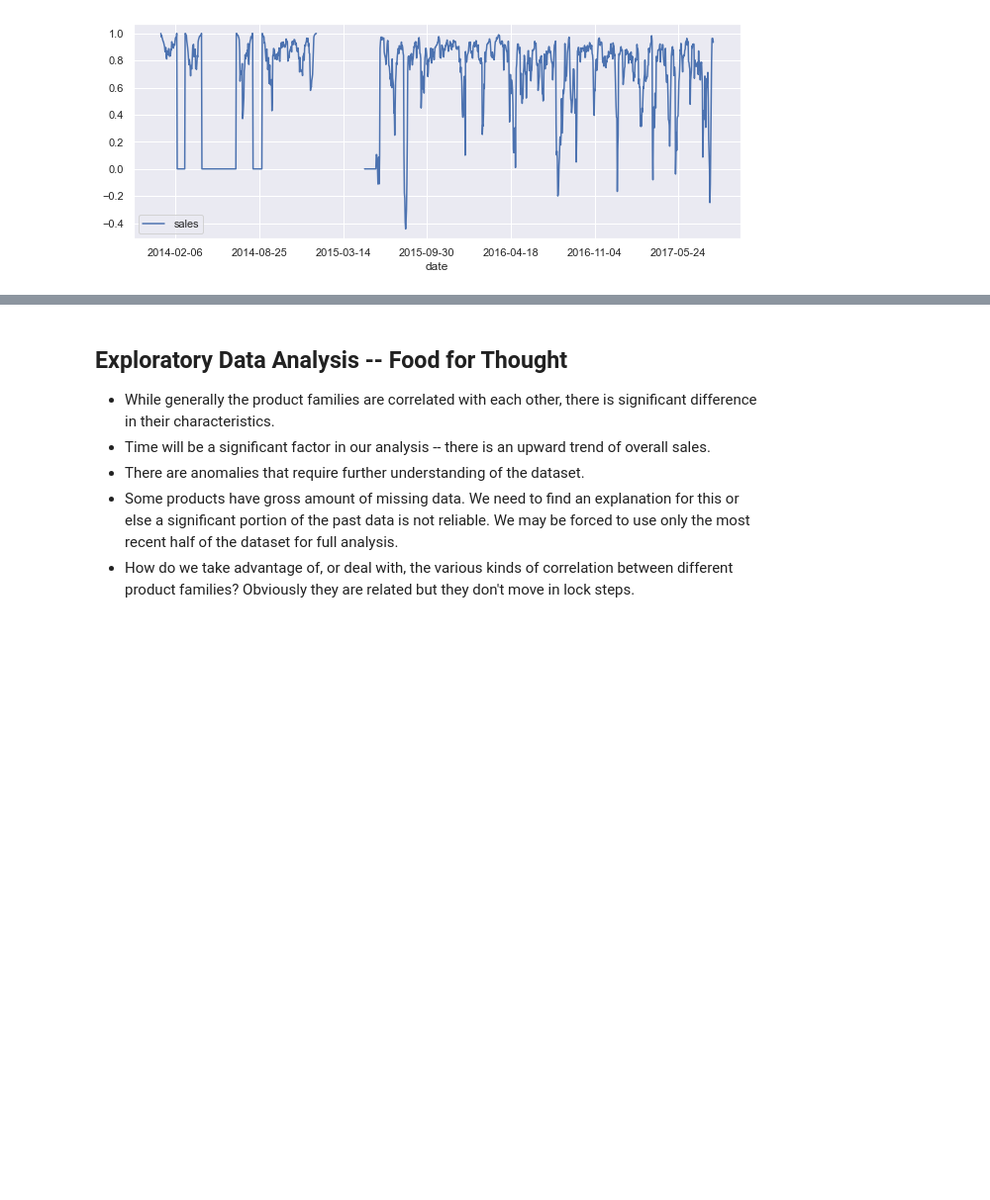
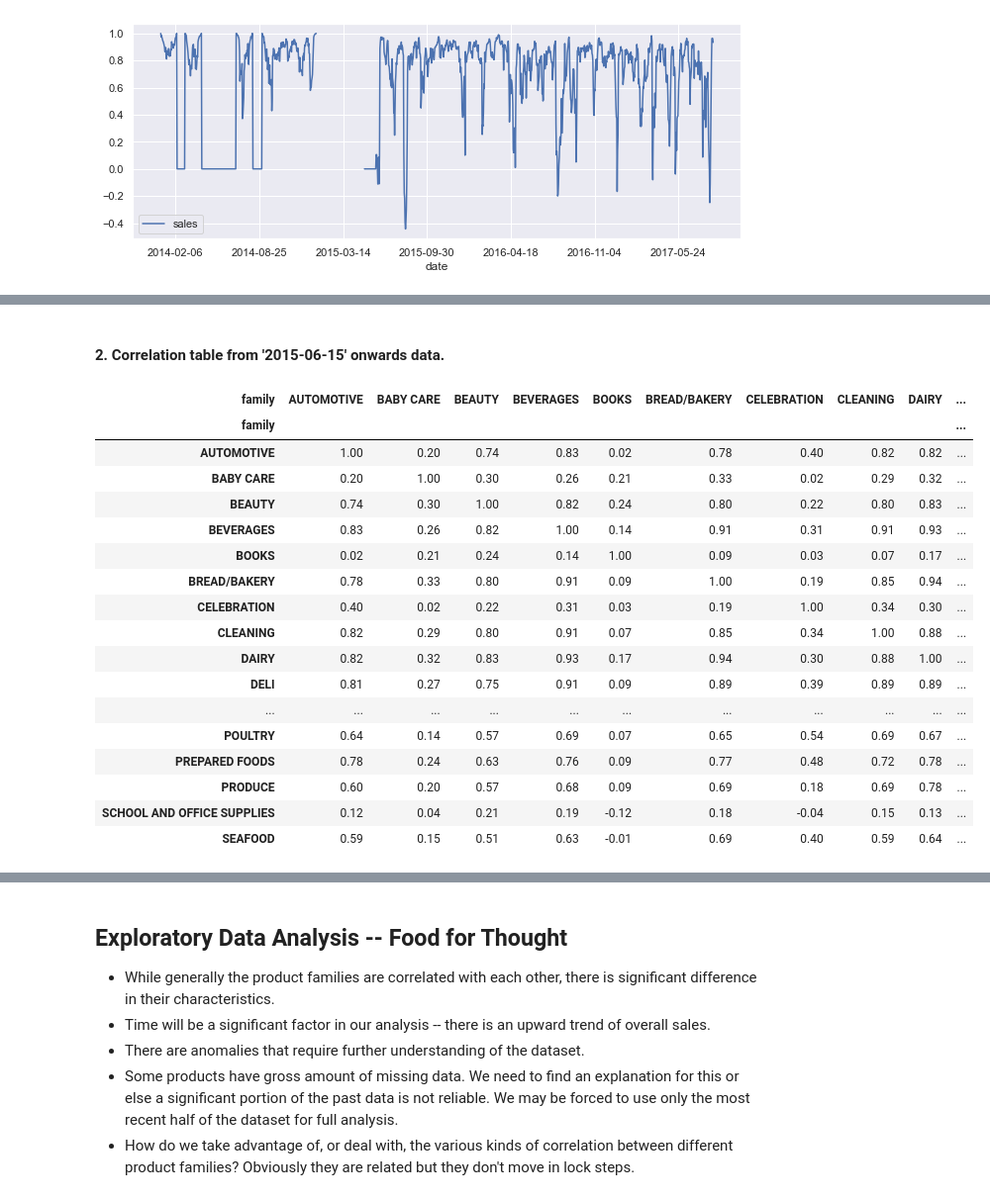
Before and after one commit to suhasAB/store-sales-forecasting, a Jupyter notebook: StoreSales.ipynb, the cells around one changed output, grey strips where cells are left out. Shown at 99% size. Saved outputs shown, nothing was run; the diff lists cells and outputs as text; code cells hidden in the pictures; blank space fills up the shorter version.

```diff
--- a/StoreSales.ipynb
+++ b/StoreSales.ipynb
@@ -456,0 +552,27 @@ homecare.rolling(10).corr(school).plot()
+# %% [markdown]
+#### 2. Correlation table from '2015-06-15' onwards data.
+# %%
+trimed_train = train[train['date'] > '2015-06-15']
+trimed_pivoted_table = trimed_train.pivot_table('sales', ['date'], 'family')
+trimed_corr = trimed_pivoted_table.corr()
+
+trimed_corr.style.background_gradient(cmap='coolwarm').set_precision(2)
+# %% [output]
+| family | AUTOMOTIVE | BABY CARE | BEAUTY | BEVERAGES | BOOKS | BREAD/BAKERY | CELEBRATION | CLEANING | DAIRY | ... |
+| family |  |  |  |  |  |  |  |  |  | ... |
+| AUTOMOTIVE | 1.00 | 0.20 | 0.74 | 0.83 | 0.02 | 0.78 | 0.40 | 0.82 | 0.82 | ... |
+| BABY CARE | 0.20 | 1.00 | 0.30 | 0.26 | 0.21 | 0.33 | 0.02 | 0.29 | 0.32 | ... |
+| BEAUTY | 0.74 | 0.30 | 1.00 | 0.82 | 0.24 | 0.80 | 0.22 | 0.80 | 0.83 | ... |
+| BEVERAGES | 0.83 | 0.26 | 0.82 | 1.00 | 0.14 | 0.91 | 0.31 | 0.91 | 0.93 | ... |
+| BOOKS | 0.02 | 0.21 | 0.24 | 0.14 | 1.00 | 0.09 | 0.03 | 0.07 | 0.17 | ... |
+| BREAD/BAKERY | 0.78 | 0.33 | 0.80 | 0.91 | 0.09 | 1.00 | 0.19 | 0.85 | 0.94 | ... |
+| CELEBRATION | 0.40 | 0.02 | 0.22 | 0.31 | 0.03 | 0.19 | 1.00 | 0.34 | 0.30 | ... |
+| CLEANING | 0.82 | 0.29 | 0.80 | 0.91 | 0.07 | 0.85 | 0.34 | 1.00 | 0.88 | ... |
+| DAIRY | 0.82 | 0.32 | 0.83 | 0.93 | 0.17 | 0.94 | 0.30 | 0.88 | 1.00 | ... |
+| DELI | 0.81 | 0.27 | 0.75 | 0.91 | 0.09 | 0.89 | 0.39 | 0.89 | 0.89 | ... |
+| ... | ... | ... | ... | ... | ... | ... | ... | ... | ... | ... |
+| POULTRY | 0.64 | 0.14 | 0.57 | 0.69 | 0.07 | 0.65 | 0.54 | 0.69 | 0.67 | ... |
+| PREPARED FOODS | 0.78 | 0.24 | 0.63 | 0.76 | 0.09 | 0.77 | 0.48 | 0.72 | 0.78 | ... |
+| PRODUCE | 0.60 | 0.20 | 0.57 | 0.68 | 0.09 | 0.69 | 0.18 | 0.69 | 0.78 | ... |
+| SCHOOL AND OFFICE SUPPLIES | 0.12 | 0.04 | 0.21 | 0.19 | -0.12 | 0.18 | -0.04 | 0.15 | 0.13 | ... |
+| SEAFOOD | 0.59 | 0.15 | 0.51 | 0.63 | -0.01 | 0.69 | 0.40 | 0.59 | 0.64 | ... |
```
Also changed, not shown: parts of 12 cells of this notebook, 4 other files.
